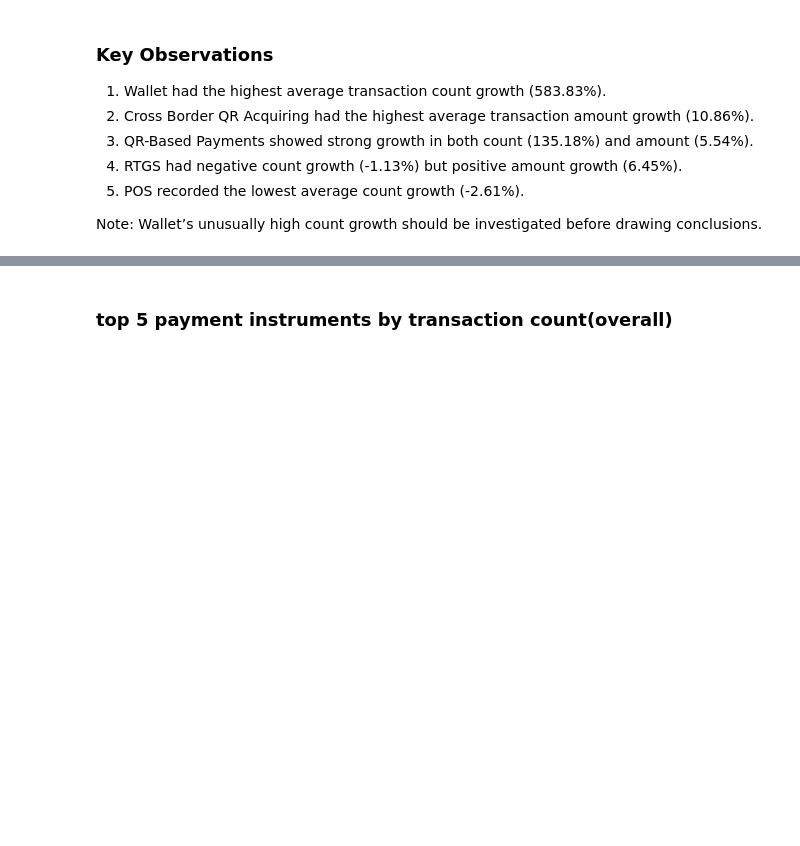
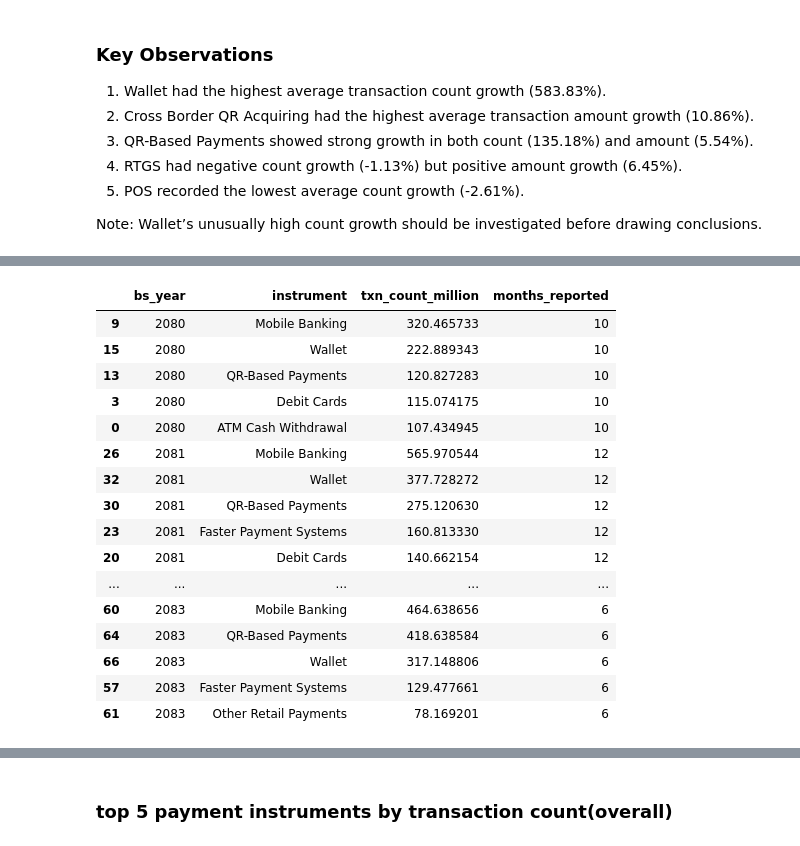
Before and after one commit to Srijan0113/Nepal_Online_Payment_System, a Jupyter notebook: Python/02_transaction_trend_analysis.ipynb, the cells around one changed output, grey strips where cells are left out. Saved outputs shown, nothing was run; the diff lists cells and outputs as text; code cells hidden in the pictures; blank space fills up the shorter version.

```diff
--- a/Python/02_transaction_trend_analysis.ipynb
+++ b/Python/02_transaction_trend_analysis.ipynb
@@ -988,0 +991,36 @@ yearly_instrument_count
+# %%
+yearly_top_5_count = (
+    yearly_instrument_count
+    .sort_values(
+        ["bs_year", "total_txn_count"],
+        ascending=[True, False]
+    )
+    .groupby("bs_year")
+    .head(5)
+    .sort_values(
+        ["bs_year", "total_txn_count"],
+        ascending=[True, False]
+    )
+)
+
+yearly_top_5_count[
+    ["bs_year", "instrument", "txn_count_million", "months_reported"]
+]
+# %% [output]
+|  | bs_year | instrument | txn_count_million | months_reported |
+| 9 | 2080 | Mobile Banking | 320.465733 | 10 |
+| 15 | 2080 | Wallet | 222.889343 | 10 |
+| 13 | 2080 | QR-Based Payments | 120.827283 | 10 |
+| 3 | 2080 | Debit Cards | 115.074175 | 10 |
+| 0 | 2080 | ATM Cash Withdrawal | 107.434945 | 10 |
+| 26 | 2081 | Mobile Banking | 565.970544 | 12 |
+| 32 | 2081 | Wallet | 377.728272 | 12 |
+| 30 | 2081 | QR-Based Payments | 275.120630 | 12 |
+| 23 | 2081 | Faster Payment Systems | 160.813330 | 12 |
+| 20 | 2081 | Debit Cards | 140.662154 | 12 |
+| ... | ... | ... | ... | ... |
+| 60 | 2083 | Mobile Banking | 464.638656 | 6 |
+| 64 | 2083 | QR-Based Payments | 418.638584 | 6 |
+| 66 | 2083 | Wallet | 317.148806 | 6 |
+| 57 | 2083 | Faster Payment Systems | 129.477661 | 6 |
+| 61 | 2083 | Other Retail Payments | 78.169201 | 6 |
```
Also changed, not shown: parts of 14 cells of this notebook.
